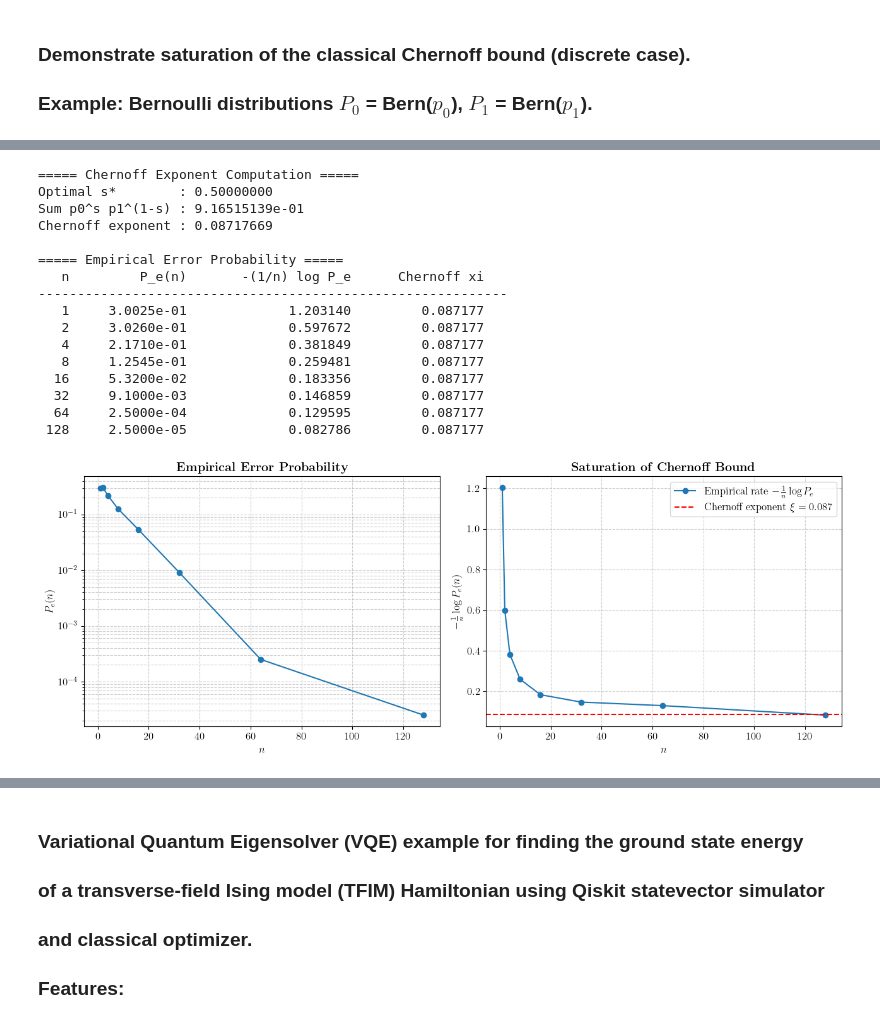
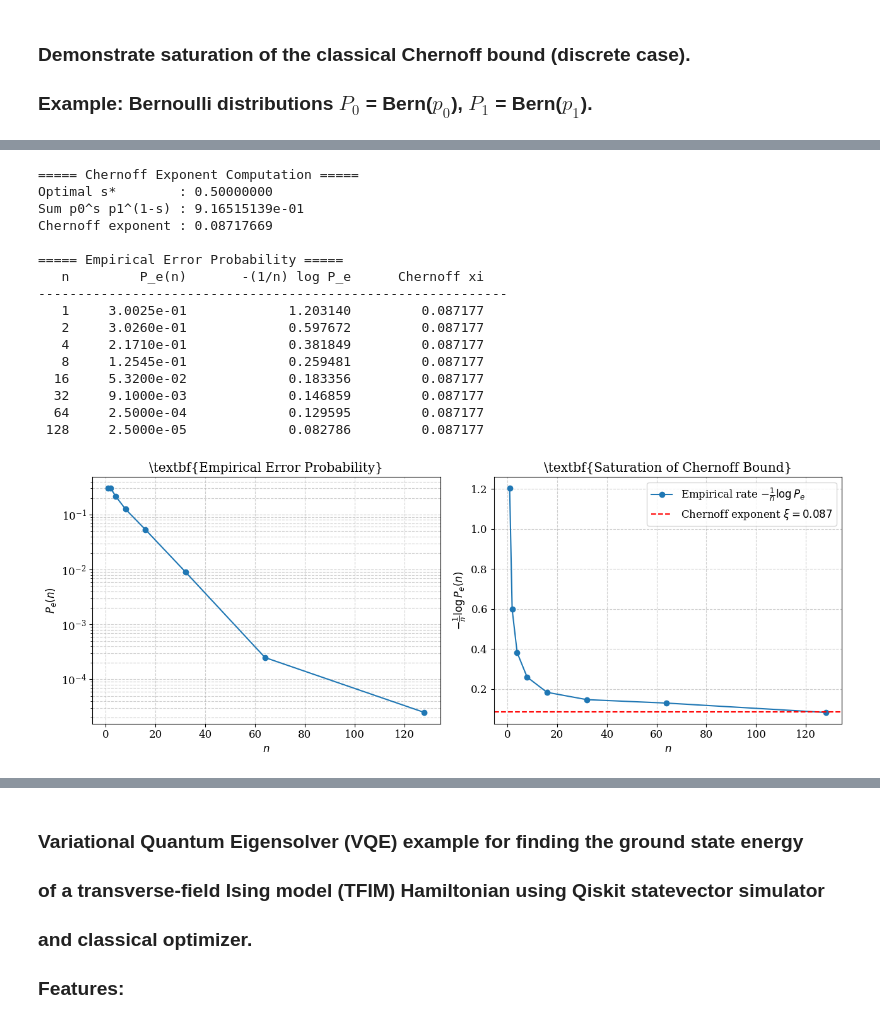
Before and after one commit to abhisekpanda98/Quantum_computation_outreach_notebooks, a Jupyter notebook: Binary_hypothesis_testing.ipynb, the cells around one changed output, grey strips where cells are left out. Drawn from its saved outputs; the diff is of its cells as text; code cells hidden in the pictures.

```diff
--- a/Binary_hypothesis_testing.ipynb
+++ b/Binary_hypothesis_testing.ipynb
@@ -108,7 +108,7 @@ import numpy as np
 import matplotlib.pyplot as plt
 from scipy.stats import norm
 plt.rcParams.update({
-    "text.usetex": True,
+    "text.usetex": False,          # enable LaTeX
     "font.family": "serif",
     "font.size": 12
 })
@@ -327,7 +327,7 @@ import matplotlib.pyplot as plt
 from scipy.optimize import minimize_scalar
 
 plt.rcParams.update({
-    "text.usetex": True,          # enable LaTeX
+    "text.usetex": False,          # enable LaTeX
     "font.family": "serif",
     "font.size": 12
 })
@@ -417,34 +417,34 @@ ax[0].grid(True, which="both", ls="--", alpha=0.6)
 # --- Plot 2: Estimated rate vs Chernoff exponent ---
 ax[1].plot(Ns, rates, marker='o', label=r"Empirical rate $-\frac{1}{n}\log P_e$")
 ax[1].axhline(chernoff_exp, color="red", ls="--",
               label=fr"Chernoff exponent $\xi = {chernoff_exp:.3f}$")
 
 ax[1].set_xlabel(r"$n$")
 ax[1].set_ylabel(r"$-\frac{1}{n}\log P_e(n)$")
 ax[1].set_title(r"\textbf{Saturation of Chernoff Bound}")
 ax[1].legend()
 ax[1].grid(True, ls="--", alpha=0.6)
 
 plt.tight_layout()
 plt.show()
 # %% [output]
 ===== Chernoff Exponent Computation =====
 Optimal s*        : 0.50000000
 Sum p0^s p1^(1-s) : 9.16515139e-01
 Chernoff exponent : 0.08717669
 
 ===== Empirical Error Probability =====
    n         P_e(n)       -(1/n) log P_e      Chernoff xi
 ------------------------------------------------------------
    1     3.0025e-01             1.203140         0.087177
    2     3.0260e-01             0.597672         0.087177
    4     2.1710e-01             0.381849         0.087177
    8     1.2545e-01             0.259481         0.087177
   16     5.3200e-02             0.183356         0.087177
   32     9.1000e-03             0.146859         0.087177
   64     2.5000e-04             0.129595         0.087177
  128     2.5000e-05             0.082786         0.087177
-[figure, old version]
+[figure, new version]
 # %%
 """
 Quantum binary hypothesis testing demo.
```
Also changed, not shown: parts of 8 cells of this notebook.
